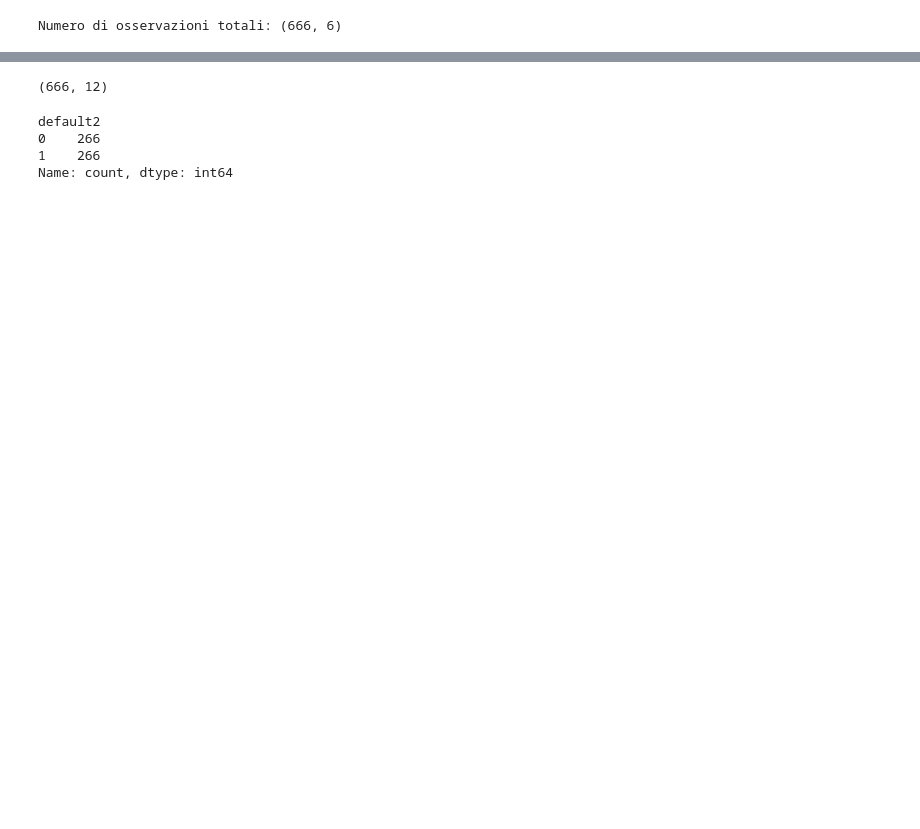
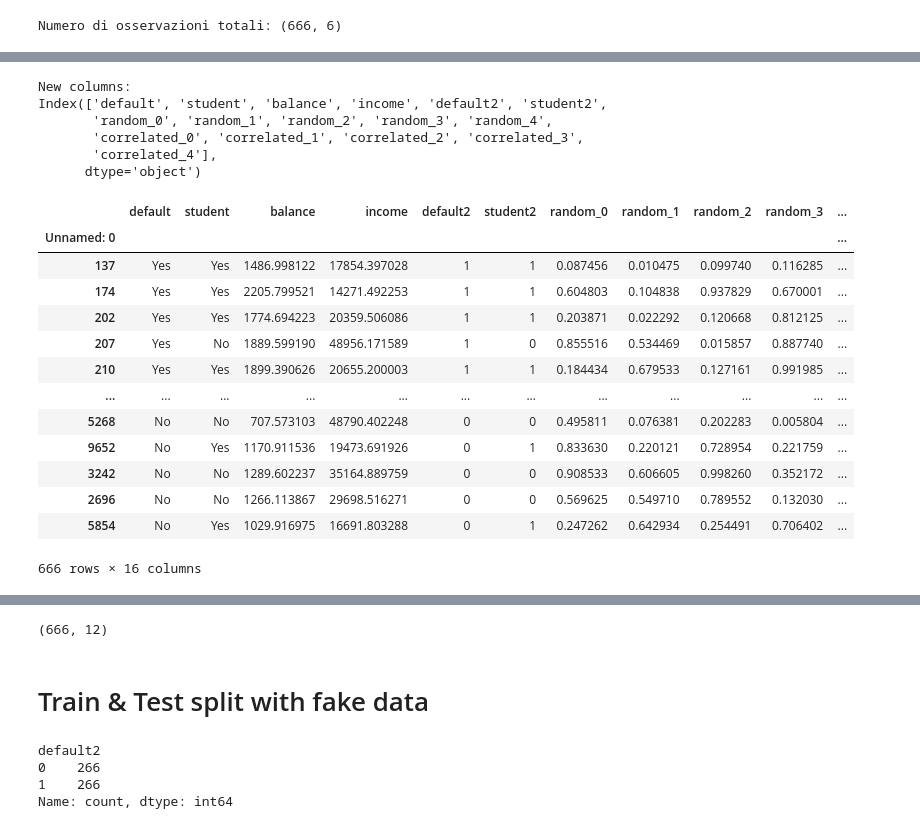
Before and after one commit to vincenzorrei/EDU-FeatureSelection, a Jupyter notebook: main.ipynb, the cells around one changed output, grey strips where cells are left out. Drawn from its saved outputs; the diff is of its cells as text; code cells hidden in the pictures; blank space fills up the shorter version.

```diff
--- a/main.ipynb
+++ b/main.ipynb
@@ -117,3 +246,26 @@ Index(['default', 'student', 'balance', 'income', 'default2', 'student2',
+# %%
+df
+# %% [output]
+New columns:
+Index(['default', 'student', 'balance', 'income', 'default2', 'student2',
+       'random_0', 'random_1', 'random_2', 'random_3', 'random_4',
+       'correlated_0', 'correlated_1', 'correlated_2', 'correlated_3',
+       'correlated_4'],
+      dtype='object')
+|  | default | student | balance | income | default2 | student2 | random_0 | random_1 | random_2 | random_3 | ... |
+| Unnamed: 0 |  |  |  |  |  |  |  |  |  |  | ... |
+| 137 | Yes | Yes | 1486.998122 | 17854.397028 | 1 | 1 | 0.087456 | 0.010475 | 0.099740 | 0.116285 | ... |
+| 174 | Yes | Yes | 2205.799521 | 14271.492253 | 1 | 1 | 0.604803 | 0.104838 | 0.937829 | 0.670001 | ... |
+| 202 | Yes | Yes | 1774.694223 | 20359.506086 | 1 | 1 | 0.203871 | 0.022292 | 0.120668 | 0.812125 | ... |
+| 207 | Yes | No | 1889.599190 | 48956.171589 | 1 | 0 | 0.855516 | 0.534469 | 0.015857 | 0.887740 | ... |
+| 210 | Yes | Yes | 1899.390626 | 20655.200003 | 1 | 1 | 0.184434 | 0.679533 | 0.127161 | 0.991985 | ... |
+| ... | ... | ... | ... | ... | ... | ... | ... | ... | ... | ... | ... |
+| 5268 | No | No | 707.573103 | 48790.402248 | 0 | 0 | 0.495811 | 0.076381 | 0.202283 | 0.005804 | ... |
+| 9652 | No | Yes | 1170.911536 | 19473.691926 | 0 | 1 | 0.833630 | 0.220121 | 0.728954 | 0.221759 | ... |
+| 3242 | No | No | 1289.602237 | 35164.889759 | 0 | 0 | 0.908533 | 0.606605 | 0.998260 | 0.352172 | ... |
+| 2696 | No | No | 1266.113867 | 29698.516271 | 0 | 0 | 0.569625 | 0.549710 | 0.789552 | 0.132030 | ... |
+| 5854 | No | Yes | 1029.916975 | 16691.803288 | 0 | 1 | 0.247262 | 0.642934 | 0.254491 | 0.706402 | ... |
+666 rows × 16 columns
 # %%
 unselected_columns = ['default', 'student', 'default2', 'student2']
 selected_columns = [col for col in df.columns if col not in unselected_columns]
@@ -136,6 +286,8 @@ y = df.default2
 print(X.shape)
 # %% [output]
 (666, 12)
+# %% [markdown]
+# Train & Test split with fake data
 # %%
 # Divide the dataset into training and testing
 X_train, X_test, y_train, y_test = train_test_split(X, y, test_size=0.2, random_state=42, stratify=y)
```
Also changed, not shown: parts of 32 cells of this notebook.
